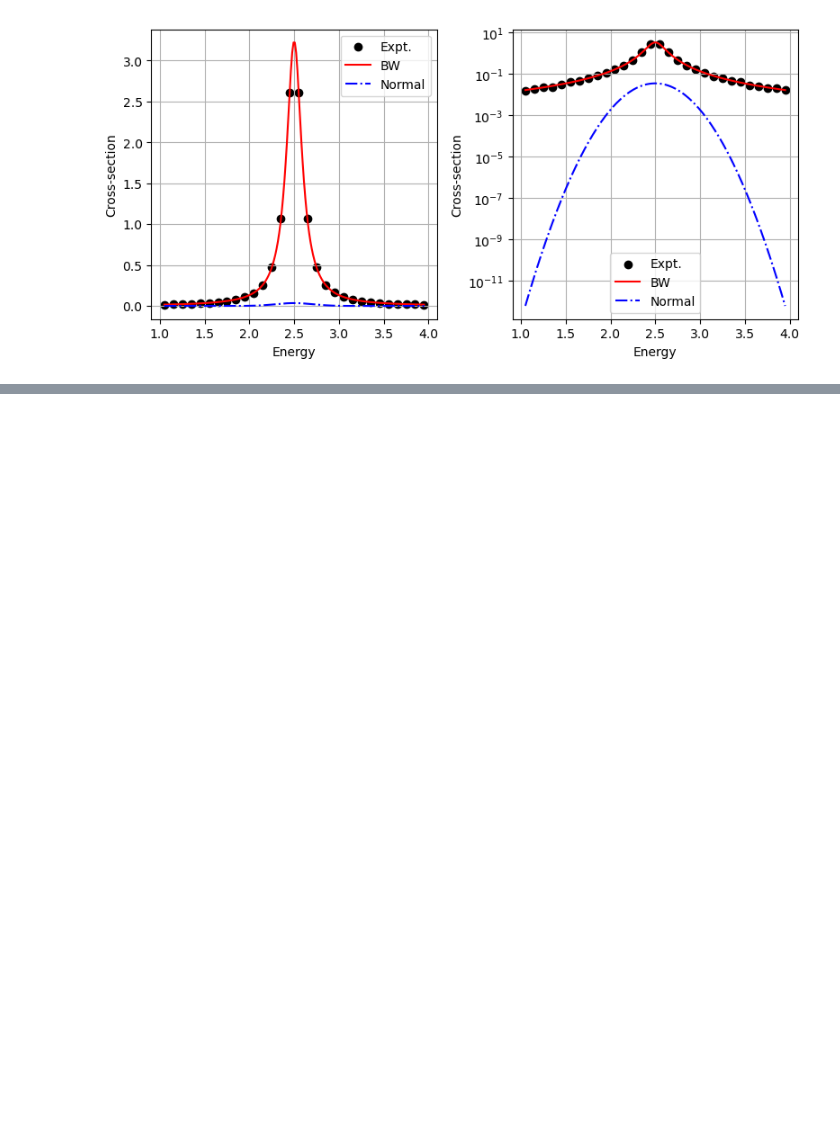
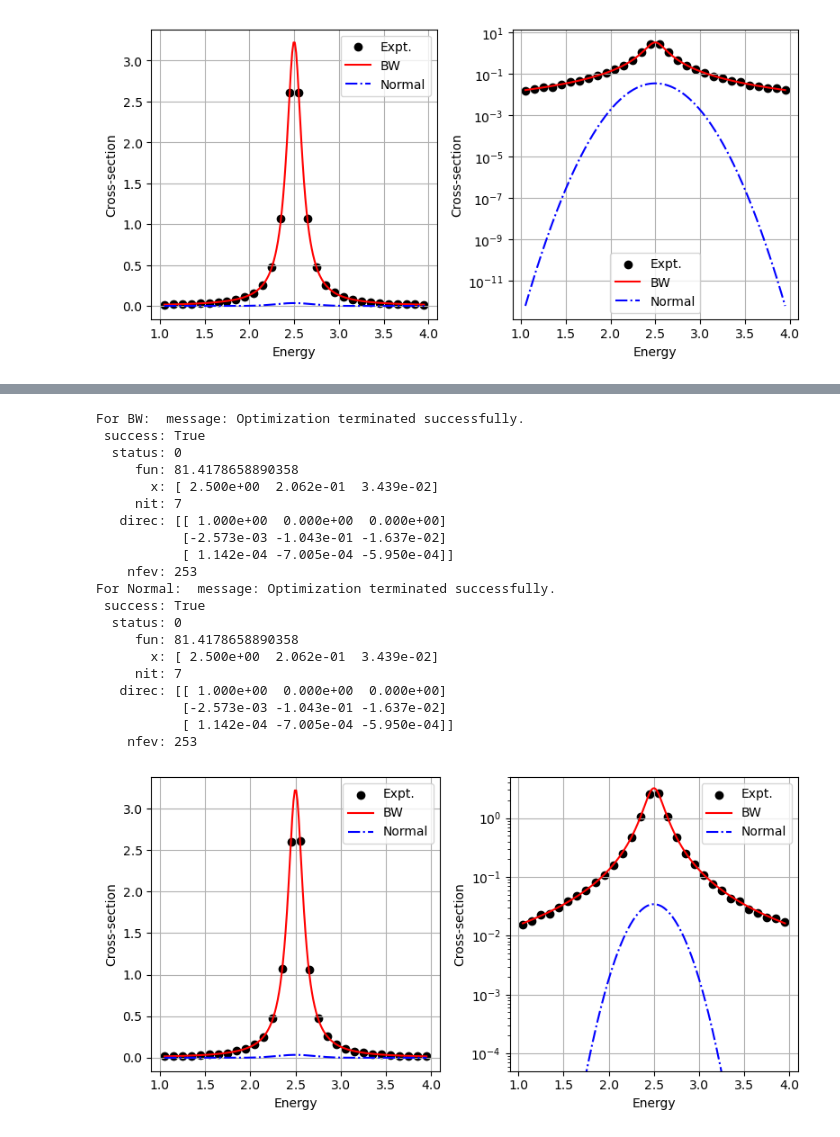
Before and after one commit to adhernandez3/ap155_project_euler, a Jupyter notebook: Exercise October 22.ipynb, the cells around one changed output, grey strips where cells are left out. Drawn from its saved outputs; the diff is of its cells as text; code cells hidden in the pictures; blank space fills up the shorter version.

```diff
--- a/Exercise October 22.ipynb
+++ b/Exercise October 22.ipynb
@@ -240,17 +248,0 @@ ValueError: operands could not be broadcast together with shapes (30,) (3,)
-# %%
-fig, axs = plt.subplots(1, 2, figsize=(8,4))
-
-e_span = np.linspace(min(en), max(en), 200)
-
-for ax in axs:
-    ax.scatter(en, f, color='black', label='Expt.')
-    ax.set(xlabel="Energy", ylabel="Cross-section")
-    ax.plot(e_span, breit_wigner(e_span, popt), "r-", label="BW")
-    ax.plot(e_span, gauss_model(e_span, popt_null), "b-.", label="Normal")
-    ax.legend()
-    ax.grid(True)
-
-lax, rax = axs
-rax.set_yscale("log")
-rax.set_ylim(5e-5, 5e-0)
-fig.tight_layout()
@@ -258,0 +308,63 @@ fig.tight_layout()
+# %%
+def breit_wigner_chi(x_data, y_data, sigma_vals, param_vec):
+    numer = y_data - breit_wigner(x_data, param_vec)
+    denom = sigma_vals
+    return np.sum((numer/denom)**2) # Sum of each num/denom squared
+
+# Again, recast the function. The minimizer expects the parameter
+# vector as the only argument of the function.
+recast_func = lambda p: breit_wigner_chi(en, f, f_sd, p)
+min_result = optimize.minimize(recast_func, x0=[2.5,0.1,0.1], method="Powell")
+print(f"For BW: {min_result}")
+
+
+def gauss_model_chi(x_data, y_data, sigma_vals, param_vec):
+    numer = y_data - gauss_model(x_data, param_vec)
+    denom = sigma_vals
+    return np.sum((numer/denom)**2) # Sum of each num/denom squared
+
+recast_func_g = lambda p: gauss_model_chi(en, f, f_sd, p)
+min_result_g = optimize.minimize(recast_func, x0=[2.5,0.1,0.1], method="Powell")
+print(f"For Normal: {min_result_g}")
+
+
+## Let's plot the same stuff again
+
+fig, axs = plt.subplots(1, 2, figsize=(8,4))
+e_span = np.linspace(min(en), max(en), 200)
+
+for ax in axs:
+    ax.scatter(en, f, color='black', label='Expt.')
+    ax.set(xlabel="Energy", ylabel="Cross-section")
+    ax.plot(e_span, breit_wigner(e_span, min_result.x), "r-", label="BW")
+    ax.plot(e_span, gauss_model(e_span, min_result_g.x), "b-.", label="Normal")
+    ax.legend()
+    ax.grid(True)
+
+lax, rax = axs
+rax.set_yscale("log")
+rax.set_ylim(5e-5, 5e-0)
+plt.savefig("Powell.png")
+fig.tight_layout()
+# %% [output]
+For BW:  message: Optimization terminated successfully.
+ success: True
+  status: 0
+     fun: 81.4178658890358
+       x: [ 2.500e+00  2.062e-01  3.439e-02]
+     nit: 7
+   direc: [[ 1.000e+00  0.000e+00  0.000e+00]
+           [-2.573e-03 -1.043e-01 -1.637e-02]
+           [ 1.142e-04 -7.005e-04 -5.950e-04]]
+    nfev: 253
+For Normal:  message: Optimization terminated successfully.
+ success: True
+  status: 0
+     fun: 81.4178658890358
+       x: [ 2.500e+00  2.062e-01  3.439e-02]
+     nit: 7
+   direc: [[ 1.000e+00  0.000e+00  0.000e+00]
+           [-2.573e-03 -1.043e-01 -1.637e-02]
+           [ 1.142e-04 -7.005e-04 -5.950e-04]]
+    nfev: 253
+[figure, added]
```
Also changed, not shown: parts of 7 cells of this notebook, 54 other files.
